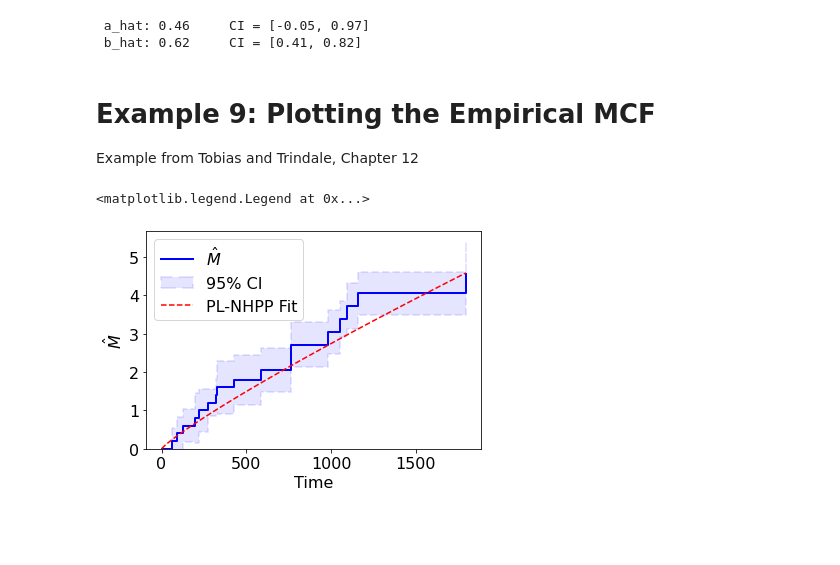
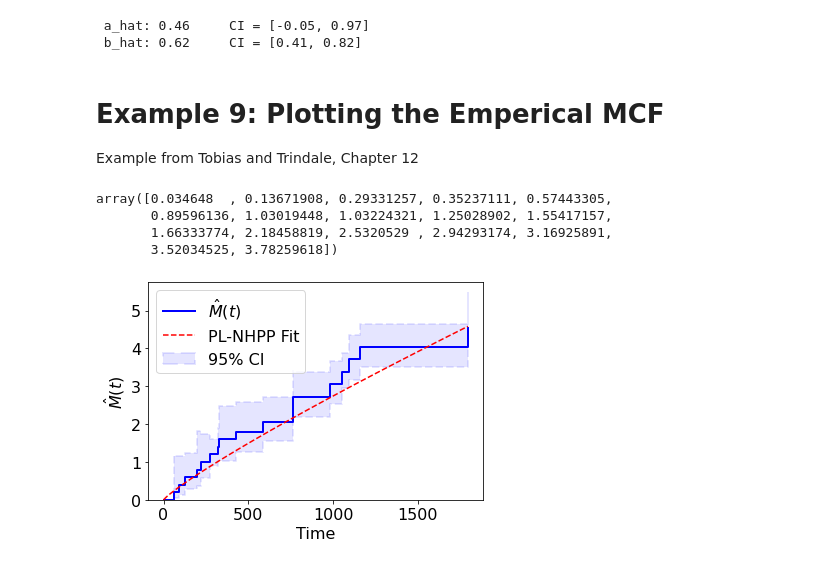
Before and after one commit to cholette/reliability, a Jupyter notebook: Python/reliabilty_and_mle_examples.ipynb, the cells around one changed output. Cells and saved outputs as stored; diff of their text form; code cells hidden in the pictures; blank space fills up the shorter version.

```diff
--- a/Python/reliabilty_and_mle_examples.ipynb
+++ b/Python/reliabilty_and_mle_examples.ipynb
@@ -227,22 +227,26 @@ print(fmt.format(p_hat[0],p_ci[0,0],p_ci[0,1],p_hat[1],p_ci[1,0],p_ci[1,1]))
  a_hat: 0.46     CI = [-0.05, 0.97]
  b_hat: 0.62     CI = [0.41, 0.82]
 # %% [markdown]
-# Example 9: Plotting the Empirical MCF
+# Example 9: Plotting the Emperical MCF
 Example from Tobias and Trindale, Chapter 12
 # %%
 failures = [    [222,584,985,1161],\
                 [273,766,1054],\
                 [125,323],\
                 [63,195,325],\
                 [91,427,761,1096,1796] ]
 suspension_times = [1901,1316,442,636,2214]
-t,M,ML,MU,f,a = ra.empirical_mean_cumulative_function(failures,suspension_times,confidence_interval="normal")
+t,M,ML,MU,f,a = ra.empirical_mean_cumulative_function(failures,suspension_times,confidence_interval="logit")
 crow = ra.power_law_nhpp(1,1)
 p_hat,p_ci = crow.fit(failures,truncation_times=suspension_times)
 crow.parameters = p_hat
 t = np.linspace(0,t[-1],100)
 a.plot(t,crow.cumulative_intensity(t),label='PL-NHPP Fit',color='red',linestyle='--')
 plt.legend()
+ML
 # %% [output]
-<matplotlib.legend.Legend at 0x...>
+array([0.034648  , 0.13671908, 0.29331257, 0.35237111, 0.57443305,
+       0.89596136, 1.03019448, 1.03224321, 1.25028902, 1.55417157,
+       1.66333774, 2.18458819, 2.5320529 , 2.94293174, 3.16925891,
+       3.52034525, 3.78259618])
-[figure, old version]
+[figure, new version]
```
Also changed, not shown: parts of 5 cells of this notebook, 1 other file.
